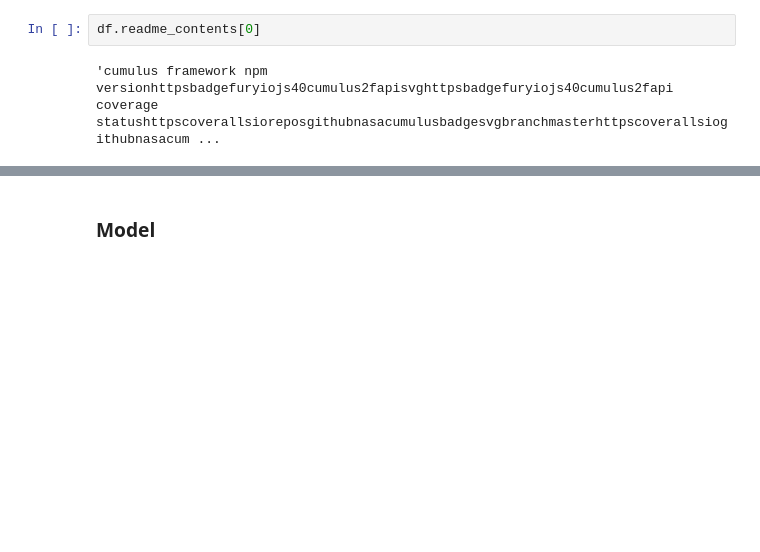
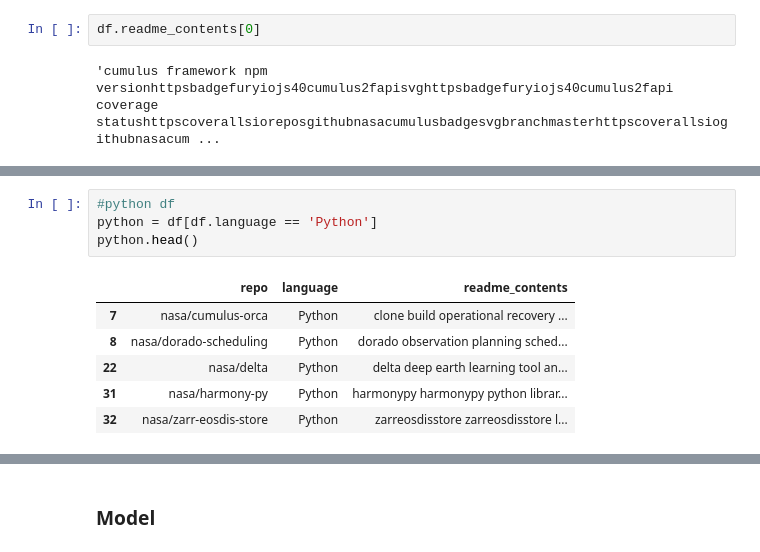
Before and after one commit to segovialori/NASA_programming_languages, a Jupyter notebook: clean.ipynb, the cells around one changed output, grey strips where cells are left out. Drawn from its saved outputs; the diff is of its cells as text; blank space fills up the shorter version.

```diff
--- a/clean.ipynb
+++ b/clean.ipynb
@@ -153,0 +177,11 @@ df.readme_contents[0]
+# %%
+#python df
+python = df[df.language == 'Python']
+python.head()
+# %% [output]
+|  | repo | language | readme_contents |
+| 7 | nasa/cumulus-orca | Python | clone build operational recovery ... |
+| 8 | nasa/dorado-scheduling | Python | dorado observation planning sched... |
+| 22 | nasa/delta | Python | delta deep earth learning tool an... |
+| 31 | nasa/harmony-py | Python | harmonypy harmonypy python librar... |
+| 32 | nasa/zarr-eosdis-store | Python | zarreosdisstore zarreosdisstore l... |
```
Also changed, not shown: parts of 4 cells of this notebook.
